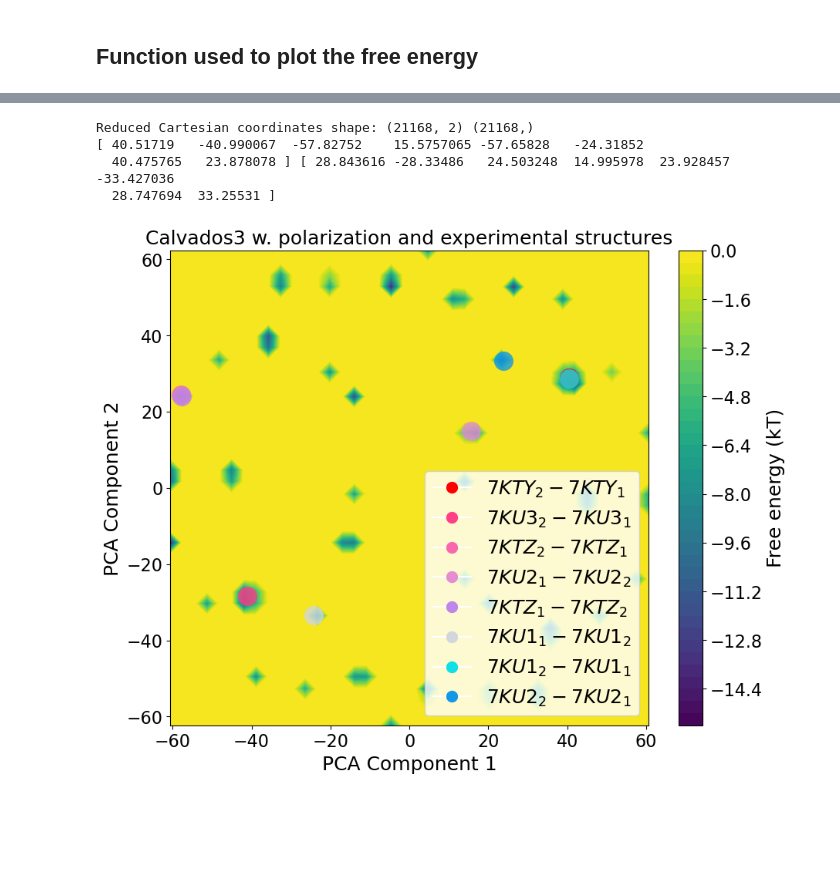
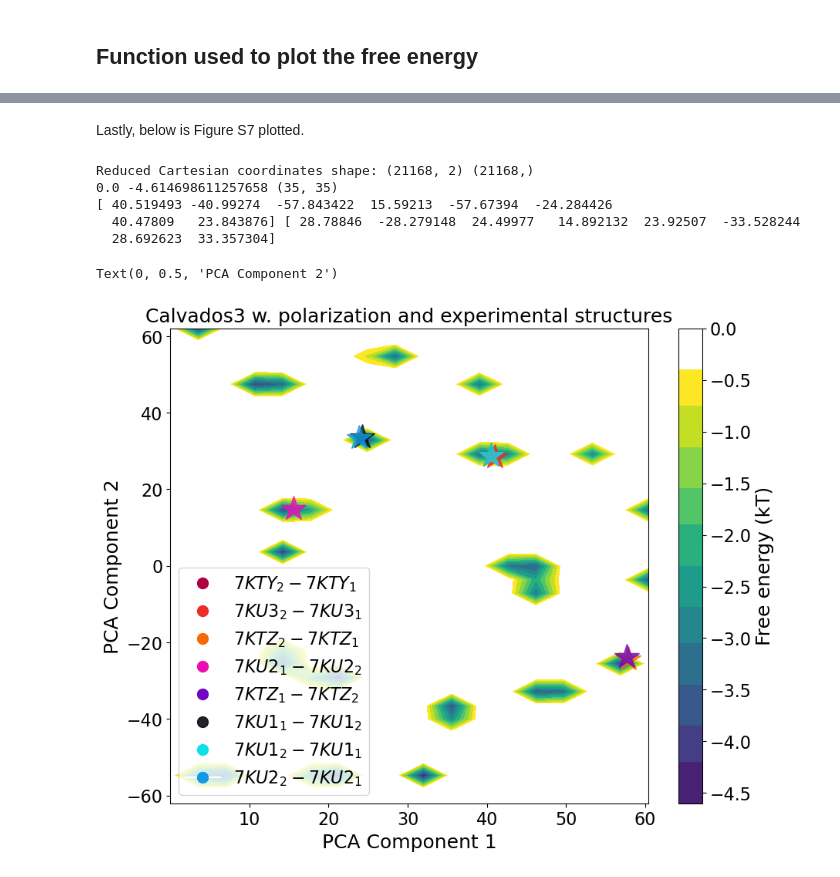
Before and after one commit to mlund/SI-pose-exploration, a Jupyter notebook: pca_free_energy/pca_analysis.ipynb, the cells around one changed output, grey strips where cells are left out. Drawn from its saved outputs; the diff is of its cells as text; code cells hidden in the pictures; blank space fills up the shorter version.

Commit message:
Updated pca notebook with code to plot all figures in SI and letter

```diff
--- a/pca_free_energy/pca_analysis.ipynb
+++ b/pca_free_energy/pca_analysis.ipynb
@@ -236,7 +284,7 @@ exp_traj = Exp_ktz
 # %%
-
+exp_traj = Exp_ku0 # Experimental structure for comparison - change!
 index = find_closest_structure(traj_org, exp_traj, True)  # Find the closest structure in the trajectory to the experimental structure
-index1 = find_closest_structure(traj_sch, exp_traj)  # Find the closest structure in the trajectory to the experimental structure
-index2 = find_closest_structure(traj_pol, exp_traj)  # Find the closest structure in the trajectory to the experimental structure
+index1 = find_closest_structure(traj_sch, exp_traj, True)  # Find the closest structure in the trajectory to the experimental structure
+index2 = find_closest_structure(traj_pol, exp_traj, True)  # Find the closest structure in the trajectory to the experimental structure
 print(f"Index original: {index}, Index side chain: {index1}, Index polarization: {index2}")
 # %% [output]
@@ -459,44 +697,57 @@ plt.savefig('pca_cartesian_v6.pdf', bbox_inches='tight', dpi=300)
+# %% [markdown]
+Lastly, below is Figure S7 plotted.
 # %%
 # Plotting PCA for w. polarization and the experimental structures a scatters
 fig, axes = plt.subplots(1, 1, figsize=(10, 8))
 pca1 = PCA(n_components=2)
+
+viridis = cm.get_cmap('viridis', 12)
+
+new_map = viridis(np.linspace(0, 1, 12))
+new_map = new_map[1:]
+new_map = np.concatenate((new_map,np.array([[1.0, 1.0, 1.0, 1.0]])), axis=0)
+new_cmp = ListedColormap(new_map)
+cmap = new_cmp
+
 red_cart = pca1.fit_transform(traj_pol.xyz.reshape(traj_pol.n_frames, traj_pol.n_atoms * 3))  # Flatten the trajectory to 2D
 print("Reduced Cartesian coordinates shape:", red_cart.shape, energy_org.shape)
 plot, ax, CS, (x, y, z) = plot_free_energy(
-    red_cart[:, 0], red_cart[:, 1], weights=energy_org, nbins=40, ncountours=50, ax=axes,
+    red_cart[:, 0], red_cart[:, 1], weights=energy_org, nbins=35, ncountours=100, ax=axes,
     avoid_zero_count=True, minener_zero=True, kT=1.0,
-    vmin=None, vmax=None, cmap='viridis', cbar=True,
-    cbar_label='Free energy (kT)', white_bg=True)
+    vmin=None, vmax=None, cmap=cmap, cbar=True,
+    cbar_label='Free energy (kT)', white_bg=True, symmetry=True, x_sym=True)
 
 ind = np.array([51, 379, 1566, 9723, 15703, 18500, 19455, 20852])
 print( red_cart[ind, 0], red_cart[ind, 1])
-#plt.plot(red_cart[ind, 0], red_cart[ind, 1], 'ro', markersize=7, label='Selected frame')
 # Names of experimental structures
 names = [r'$7KTY_2-7KTY_1$',r'$7KU3_2-7KU3_1$' ,r'$7KTZ_2 - 7KTZ_1$', r'$7KU2_1-7KU2_2$', r'$7KTZ_1 - 7KTZ_2$', r'$7KU1_1-7KU1_2$' , r'$7KU1_2-7KU1_1$', r'$7KU2_2 - 7KU2_1$']  # Example labels for each selected frame
 # Assign a unique color for each label, and use the same color for repeated labels
 unique_labels = list(dict.fromkeys(names))  # Preserves order, removes duplicates
-color_cycle =['#ff0000', '#ff4085', '#f967af', '#e68cd0', "#be86e9", "#d2d6dd", "#0fdfe6", "#1298e6ff"] #plt.cm.tab10.colors  # Use tab10 colormap for up to 10 distinct colors
+color_cycle =[ "#ae0141","#ee2b2b", "#f76904", "#ec0db4", "#7106c3", "#090c12e7", "#0fdfe6", "#1298e6ff"] #plt.cm.tab10.colors  # Use tab10 colormap for up to 10 distinct colors
 label_to_color = {label: color_cycle[i % len(color_cycle)] for i, label in enumerate(unique_labels)}
 
 for idxs, label_list, red_cart in zip([np.array([51, 379, 1566, 9723, 15703, 18500, 19455, 20852])],
                                            [names],
                                            [red_cart]):
     for i, (index, label) in enumerate(zip(idxs, label_list)):
         color = label_to_color[label]
-
-        axes.plot(red_cart[index, 0], red_cart[index, 1], marker='o', linestyle='', markerfacecolor=color, markeredgecolor='none', markersize=18, alpha=0.8, linewidth = 14, label=label if i == 0 else "")
-
+        if red_cart[index, 0] < 0:
+            axes.plot(-red_cart[index, 0], -red_cart[index, 1], marker='*', linestyle='', markerfacecolor=color, markeredgecolor=color, markersize=24, alpha=0.8, linewidth = 14, label=label if i == 0 else "")
+        else:
+            axes.plot(red_cart[index, 0], red_cart[index, 1], marker='*', linestyle='', markerfacecolor=color, markeredgecolor=color, markersize=24, alpha=0.8, linewidth = 14, label=label if i == 0 else "")
 plt.title('Calvados3 w. polarization and experimental structures', fontsize=18)
 handles = [plt.Line2D([0], [0], marker='o',color='w', markerfacecolor=label_to_color[label], markeredgecolor=label_to_color[label], markersize=10, label=label) for label in unique_labels]
-axes.legend(handles=handles, loc='lower right', fontsize=18)
+axes.legend(handles=handles, loc='lower left', fontsize=16)
 axes.tick_params(labelsize=16)
 
 plt.xlabel('PCA Component 1', fontsize=18)
 plt.ylabel('PCA Component 2', fontsize=18)
 #plt.savefig('pca_and_exp.pdf', bbox_inches='tight', dpi=300)
 # %% [output]
 Reduced Cartesian coordinates shape: (21168, 2) (21168,)
-[ 40.51719   -40.990067  -57.82752    15.5757065 -57.65828   -24.31852
-  40.475765   23.878078 ] [ 28.843616 -28.33486   24.503248  14.995978  23.928457 -33.427036
-  28.747694  33.25531 ]
+0.0 -4.614698611257658 (35, 35)
+[ 40.519493 -40.99274  -57.843422  15.59213  -57.67394  -24.284426
+  40.47809   23.843876] [ 28.78846  -28.279148  24.49977   14.892132  23.92507  -33.528244
+  28.692623  33.357304]
+Text(0, 0.5, 'PCA Component 2')
-[figure, old version]
+[figure, new version]
```
Also changed, not shown: parts of 16 cells of this notebook, 1 other file.
